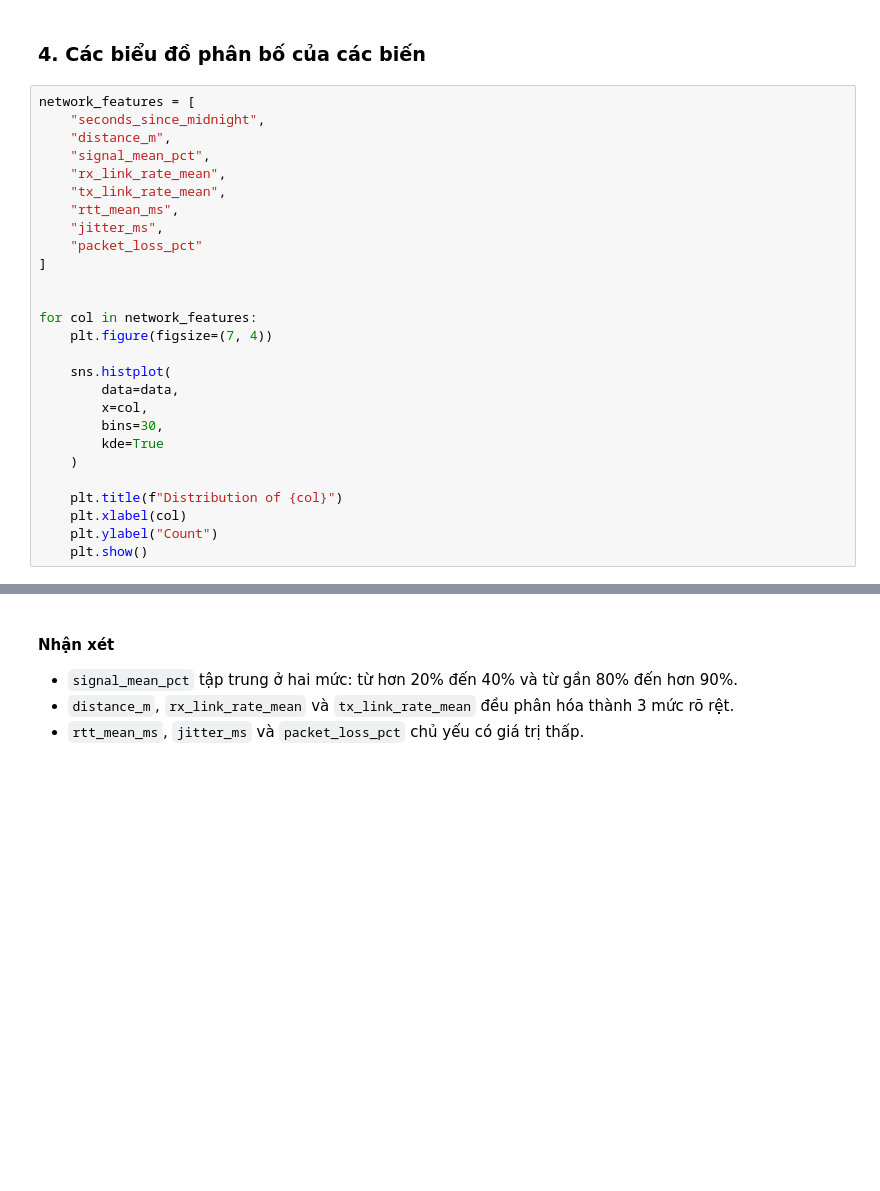
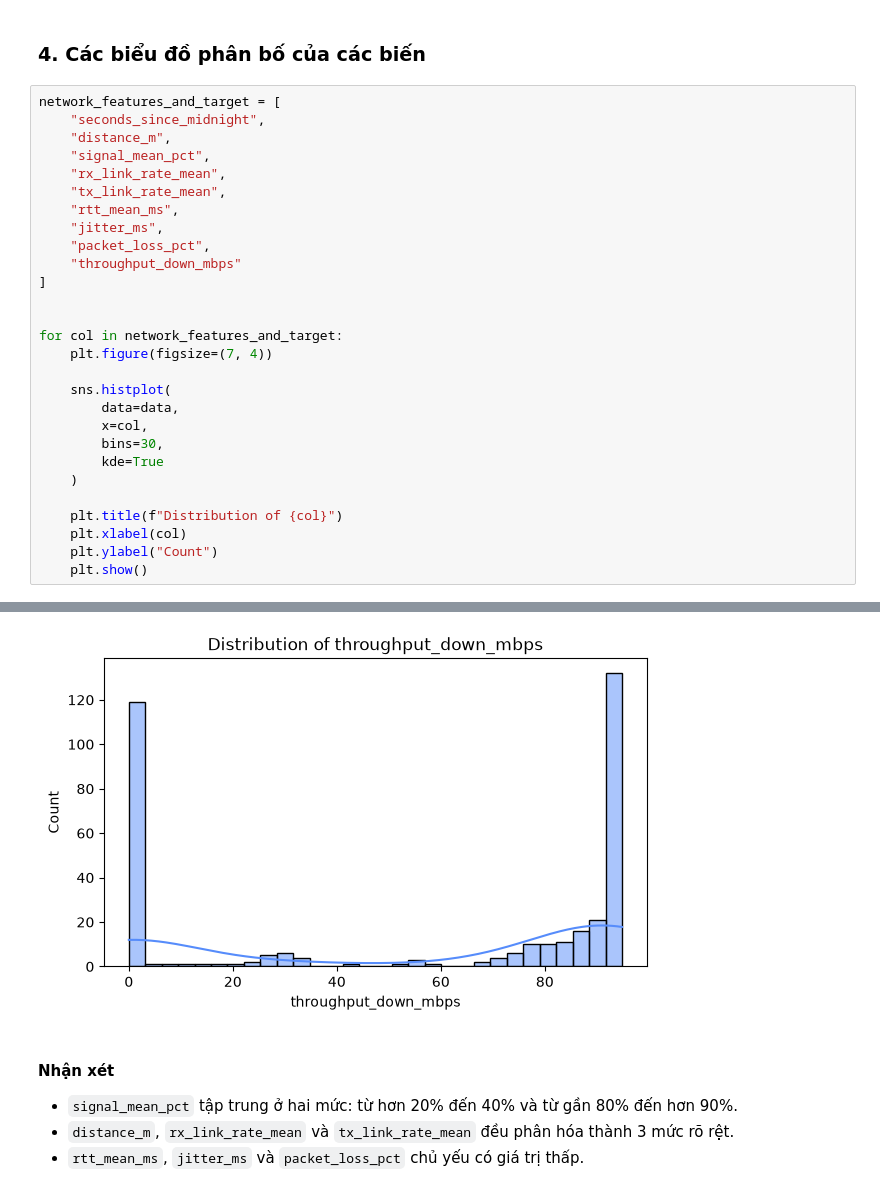
Before and after one commit to HaPham727/wifi-quality-ml, a Jupyter notebook: notebooks/02_eda.ipynb, the cells around one changed output, grey strips where cells are left out. Saved outputs shown, nothing was run; the diff lists cells and outputs as text; blank space fills up the shorter version.

```diff
--- a/notebooks/02_eda.ipynb
+++ b/notebooks/02_eda.ipynb
@@ -88,41 +88,43 @@ display(data[data.isna().any(axis=1)])
 # %% [markdown]
 ### 4. Các biểu đồ phân bố của các biến
 # %%
-network_features = [
+network_features_and_target = [
     "seconds_since_midnight",
     "distance_m",
     "signal_mean_pct",
     "rx_link_rate_mean",
     "tx_link_rate_mean",
     "rtt_mean_ms",
     "jitter_ms",
-    "packet_loss_pct"
+    "packet_loss_pct",
+    "throughput_down_mbps"
 ]
 
 
-for col in network_features:
+for col in network_features_and_target:
     plt.figure(figsize=(7, 4))
 
     sns.histplot(
         data=data,
         x=col,
         bins=30,
         kde=True
     )
 
     plt.title(f"Distribution of {col}")
     plt.xlabel(col)
     plt.ylabel("Count")
     plt.show()
 # %% [output]
 [figure]
 [figure]
 [figure]
 [figure]
 [figure]
 [figure]
 [figure]
 [figure]
+[figure, added]
 # %% [markdown]
 #### Nhận xét
 - `signal_mean_pct` tập trung ở hai mức: từ hơn 20% đến 40% và từ gần 80% đến hơn 90%.
```
Also changed, not shown: parts of 2 cells of this notebook, 4 other files.
